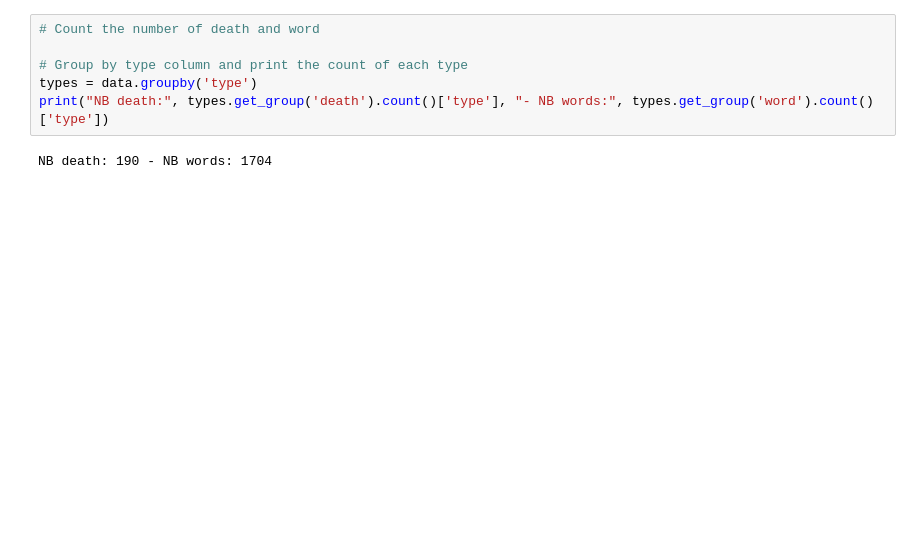
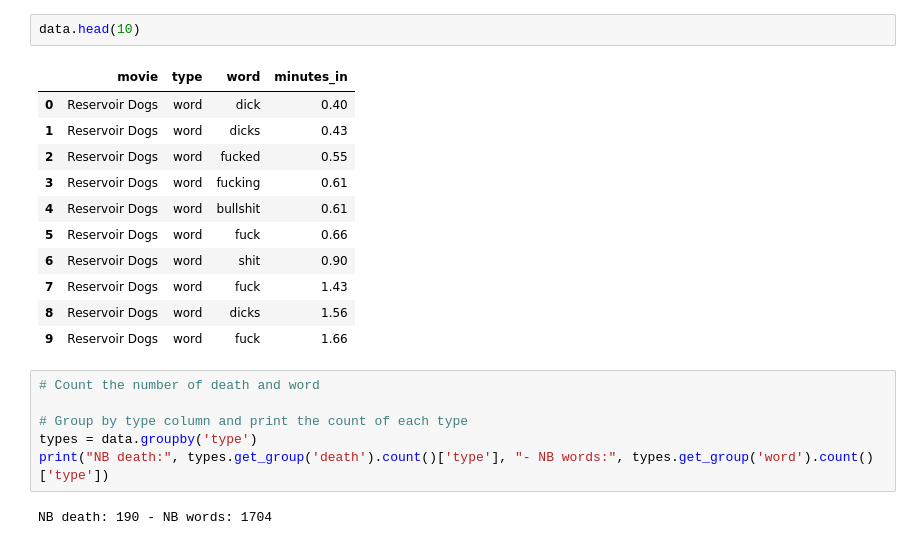
Before and after one commit to com-480-data-visualization/project-2023-vatadiz2, a Jupyter notebook: data/exploratory_data_analysis.ipynb, the cells around one changed output. Cells and saved outputs as stored; diff of their text form; blank space fills up the shorter version.

```diff
--- a/data/exploratory_data_analysis.ipynb
+++ b/data/exploratory_data_analysis.ipynb
@@ -10,6 +12,20 @@ data = pd.read_csv('tarantino.csv')
 data.shape
 # %% [output]
 (1894, 4)
+# %%
+data.head(10)
+# %% [output]
+|  | movie | type | word | minutes_in |
+| 0 | Reservoir Dogs | word | dick | 0.40 |
+| 1 | Reservoir Dogs | word | dicks | 0.43 |
+| 2 | Reservoir Dogs | word | fucked | 0.55 |
+| 3 | Reservoir Dogs | word | fucking | 0.61 |
+| 4 | Reservoir Dogs | word | bullshit | 0.61 |
+| 5 | Reservoir Dogs | word | fuck | 0.66 |
+| 6 | Reservoir Dogs | word | shit | 0.90 |
+| 7 | Reservoir Dogs | word | fuck | 1.43 |
+| 8 | Reservoir Dogs | word | dicks | 1.56 |
+| 9 | Reservoir Dogs | word | fuck | 1.66 |
 # %%
 # Count the number of death and word
 
```
Also changed, not shown: parts of 4 cells of this notebook.
